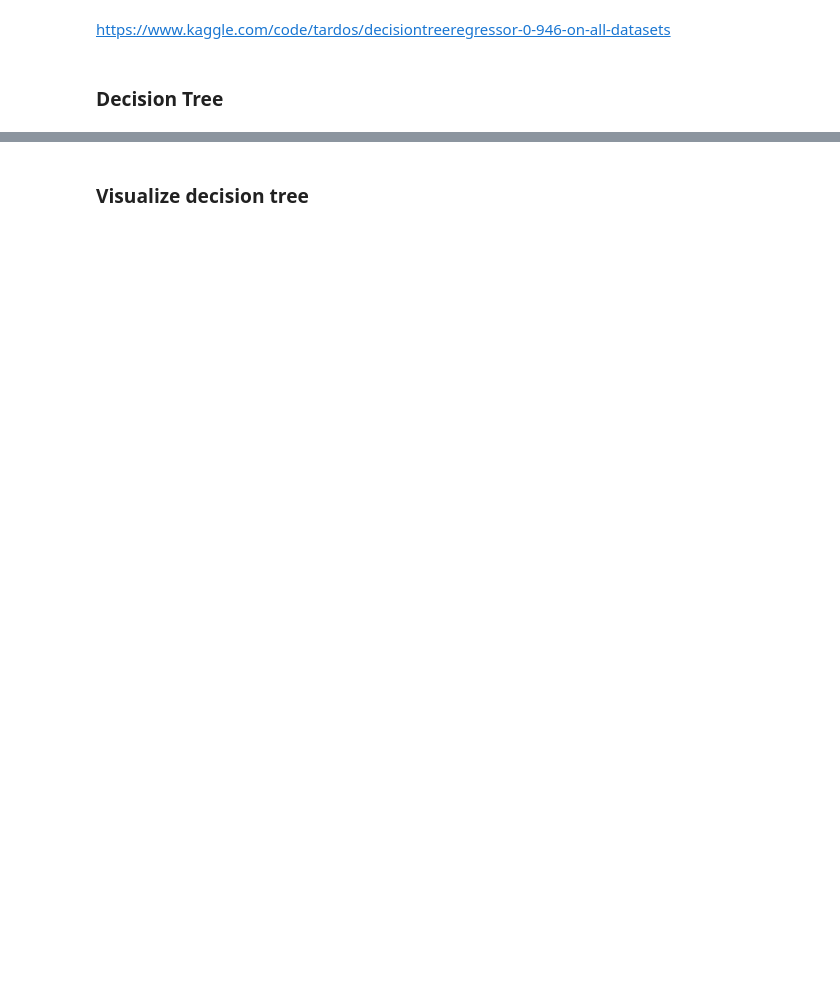
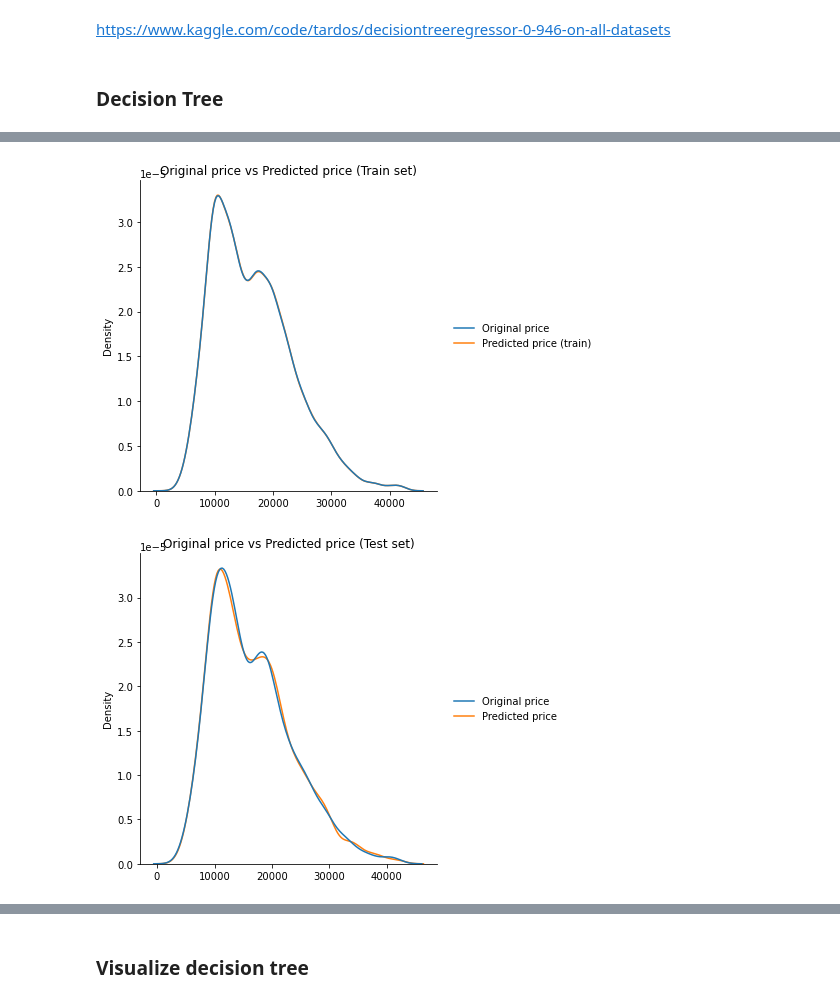
Before and after one commit to kai2128/DM_Assignment, a Jupyter notebook: algorithm/DecisonTree.ipynb, the cells around one changed output, grey strips where cells are left out. Saved outputs shown, nothing was run; the diff lists cells and outputs as text; code cells hidden in the pictures; blank space fills up the shorter version.

```diff
--- a/algorithm/DecisonTree.ipynb
+++ b/algorithm/DecisonTree.ipynb
@@ -23,3 +21,17 @@ Test score:                      0.9334
+# %%
+y_train_predict = dt_rgs.predict(X_train)
+data = pd.DataFrame({'Original price': y_train, 'Predicted price (train)': y_train_predict})
+sns.displot(data=data, kind='kde')
+plt.title('Original price vs Predicted price (Train set)')
+
+y_test_predict = dt_rgs.predict(X_test)
+data = pd.DataFrame({'Original price': y_test, 'Predicted price': y_test_predict})
+sns.displot(data=data, kind='kde')
+plt.title('Original price vs Predicted price (Test set)')
+plt.show()
+# %% [output]
+[figure, added]
+[figure, added]
 # %%
 parameters = {
     'max_depth': range(3, 14),
```
Also changed, not shown: parts of 11 cells of this notebook, 2 other files.
